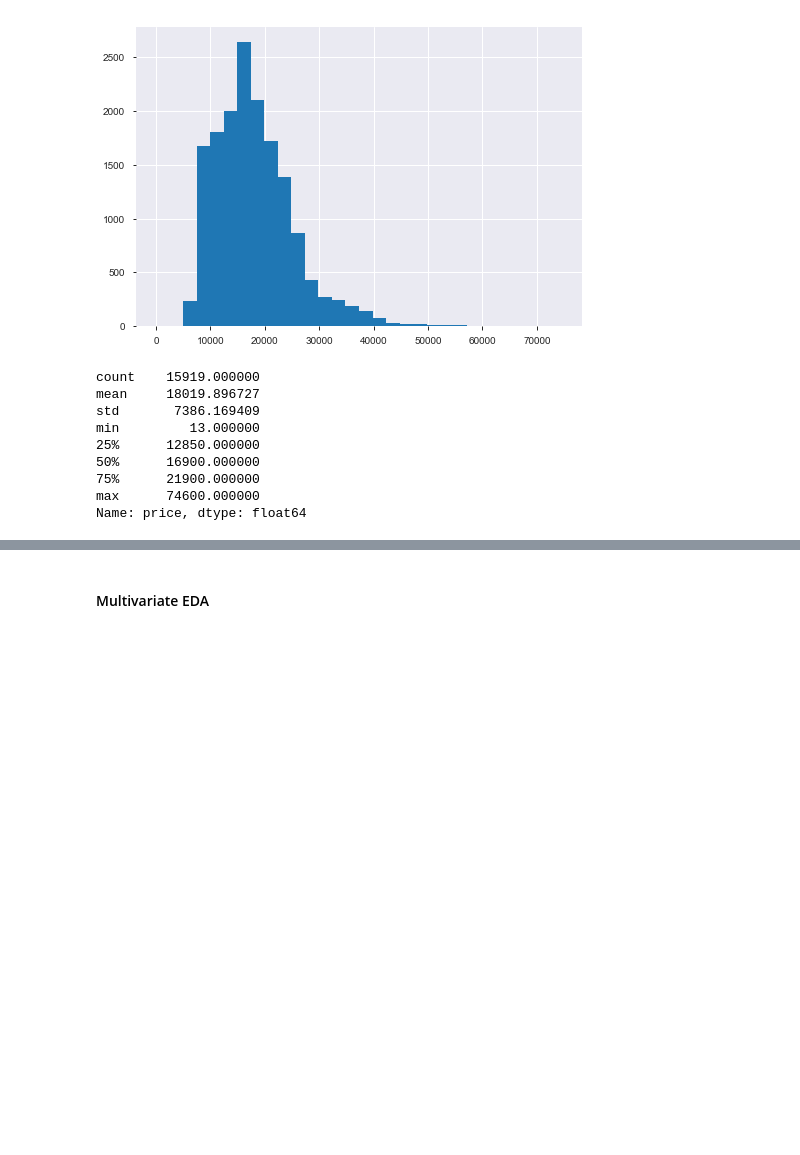
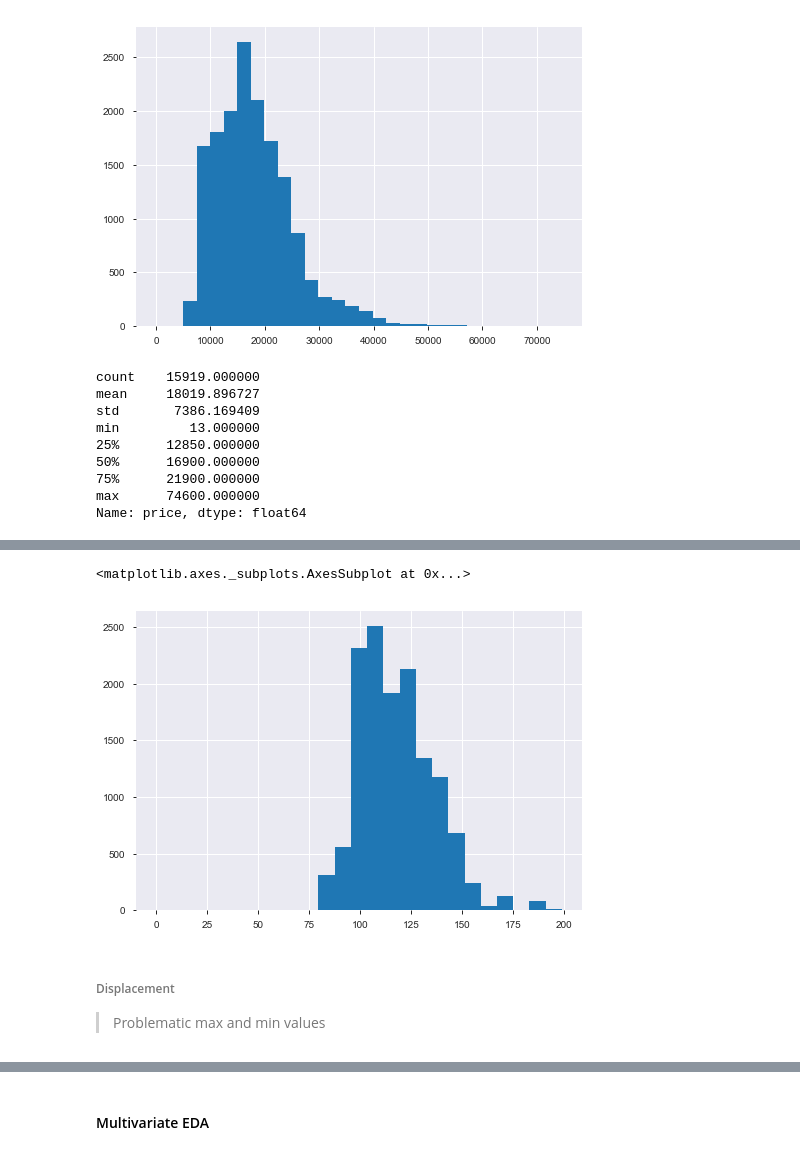
Before and after one commit to kaymal/price-prediction, a Jupyter notebook: trgt/EDA-t.ipynb, the cells around one changed output, grey strips where cells are left out. Cells and saved outputs as stored; diff of their text form; code cells hidden in the pictures; blank space fills up the shorter version.

```diff
--- a/trgt/EDA-t.ipynb
+++ b/trgt/EDA-t.ipynb
@@ -491,0 +528,10 @@ Name: price, dtype: float64
+# %%
+df.co2_emission[df.co2_emission<200].hist(bins=25)
+##### The values higher than 175 may still be problematic
+# %% [output]
+<matplotlib.axes._subplots.AxesSubplot at 0x...>
+[figure, added]
+# %% [markdown]
+###### Displacement
+
+>Problematic max and min values
```
Also changed, not shown: parts of 16 cells of this notebook.
